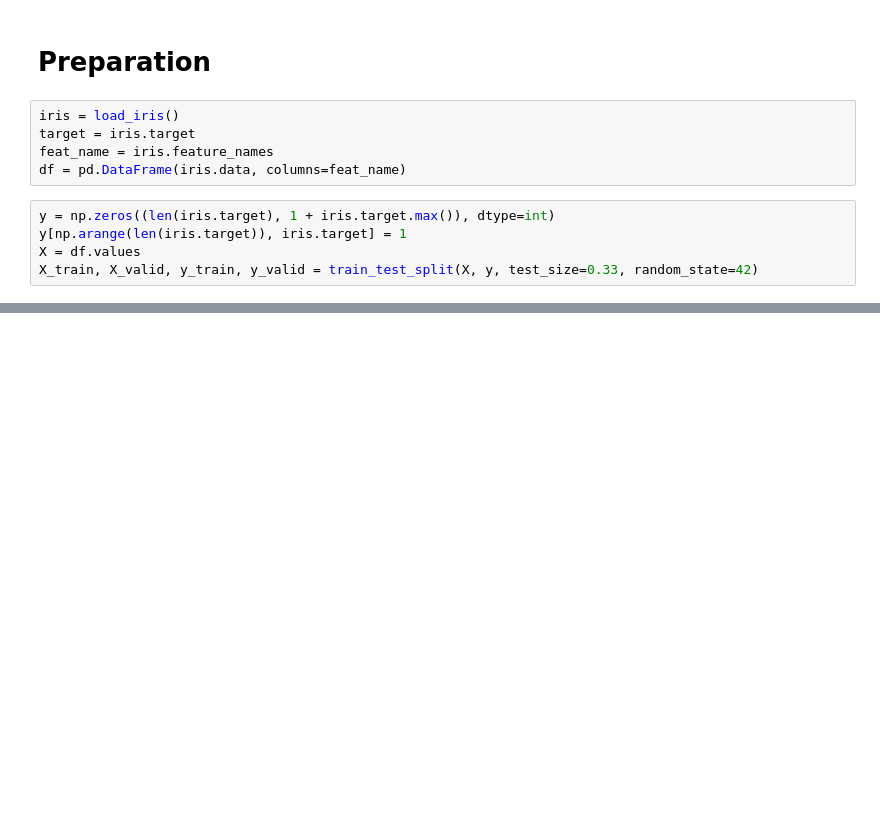
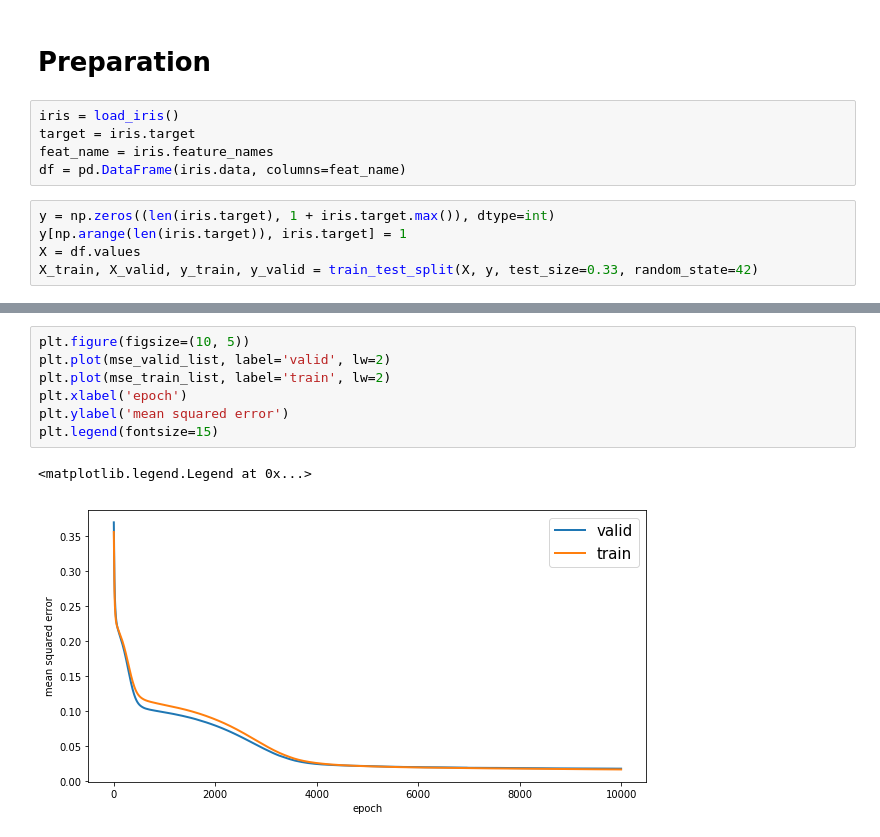
Before and after one commit to fkubota/sound-ML-tutorial, a Jupyter notebook: 080_pytorch.ipynb, the cells around one changed output, grey strips where cells are left out. Cells and saved outputs as stored; diff of their text form; blank space fills up the shorter version.

```diff
--- a/080_pytorch.ipynb
+++ b/080_pytorch.ipynb
@@ -103,0 +235,10 @@ accuracy(1980/2000):    0.97, 1.0
+# %%
+plt.figure(figsize=(10, 5))
+plt.plot(mse_valid_list, label='valid', lw=2)
+plt.plot(mse_train_list, label='train', lw=2)
+plt.xlabel('epoch')
+plt.ylabel('mean squared error')
+plt.legend(fontsize=15)
+# %% [output]
+<matplotlib.legend.Legend at 0x...>
+[figure, added]
```
Also changed, not shown: parts of 23 cells of this notebook.
